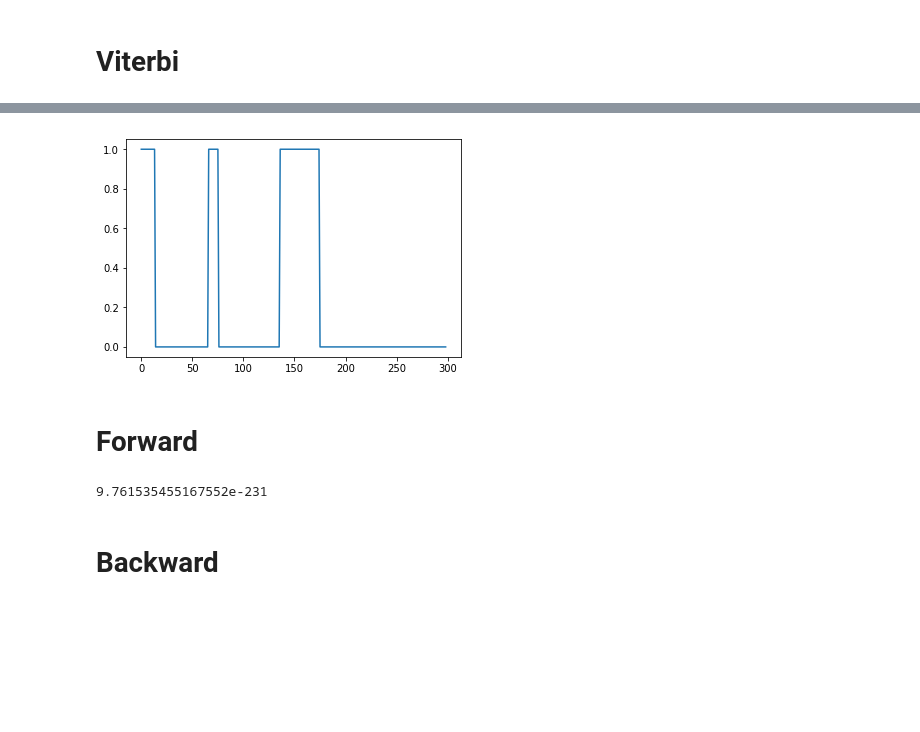
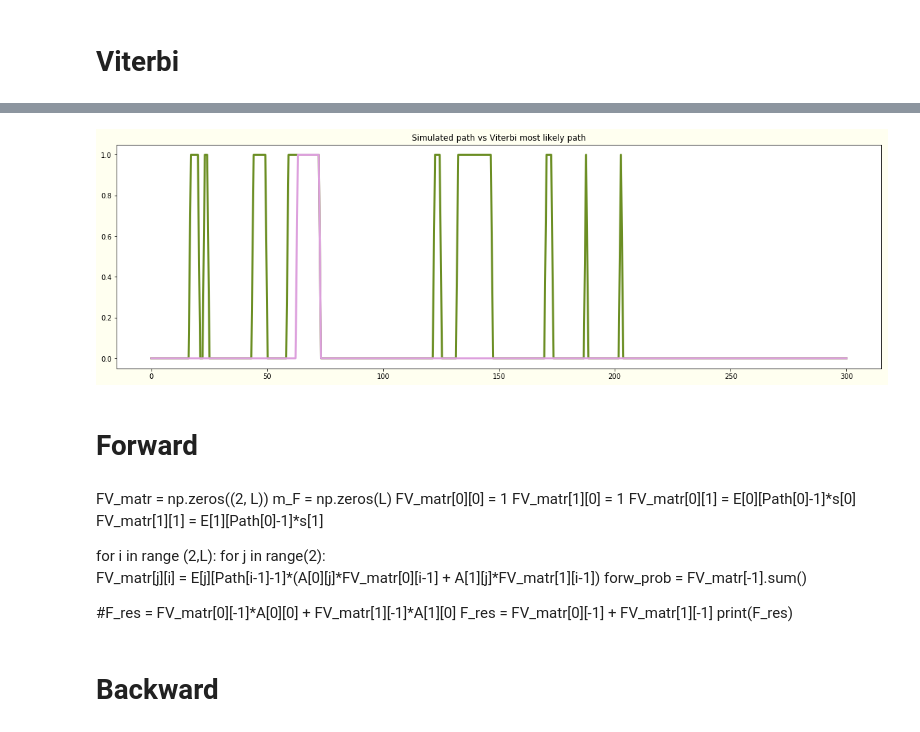
Before and after one commit to viktoriyams/Genomics, a Jupyter notebook: HW1_HMM.ipynb, the cells around one changed output, grey strips where cells are left out. Saved outputs shown, nothing was run; the diff lists cells and outputs as text; code cells hidden in the pictures; blank space fills up the shorter version.

```diff
--- a/HW1_HMM.ipynb
+++ b/HW1_HMM.ipynb
@@ -5,7 +6,10 @@ import math
 # %%
 E = np.array([[1/6,1/6,1/6,1/6,1/6,1/6],[0.1,0.1,0.1,0.1,0.1,0.5]])
 A = np.array([[0.95,0.05],[0.1,0.9]])
+s = np.array([2/3,1/3])
 L = 300
+M = 2 #number of states
+K = 6 #number of possible emissions
 # %%
 #случайная последовательность при заданных параметрах E и A
 def HMM(E, A, L):
@@ -75,8 +78,7 @@ print("Наблюдения:", Path, "Состояния: ", vec_sost, sep = '\n
 # %%
 def viterby (Path, A,E):
     V_matr = np.zeros((2, L))
-    s = stationary_distribution(A)
-    P_matr = [[-1],[-1]]
+    P_matr = [[],[]]
 
     V_matr[0][0] = s[0]*E[0][Path[0]-1]
     V_matr[1][0] = s[1]*E[1][Path[0]-1]
@@ -87,7 +89,6 @@ def viterby (Path, A,E):
             P_matr[j].append(np.argmax([A[0][j]*V_matr[0][i-1], A[1][j]*V_matr[1][i-1]]))
     P_matr = np.array(P_matr)
 
-    #Нахождение наиболее вероятной траектории:
     P_vec = np.zeros(L)
     P_vec[-1] = np.argmax([V_matr[0][-1],V_matr[1][-1]])
     for i in range(L-2,-1,-1):
@@ -106,13 +107,13 @@ def translation(l):
             c += "o"
     return c
 
-s=0
 P_vec = viterby (Path, A,E)
 
+summ=0
 for i in range(L):
     if translation(vec_sost)[i] == translation(P_vec)[i]:
-        s+=1
-print('\nЧастота совпадения:', s/L)
+        summ+=1
+print('\nЧастота совпадения:', summ/L)
 
 
 print(translation(vec_sost),"_"*100, translation(P_vec), sep='\n')
@@ -124,28 +125,29 @@ oLLLLLLLLLLLLLLFFFFFFFFFFFFFFFFFFFFFFFFFFFFFFFFFFFFFFFFFFFFFFFFFFFFLLLLLLLLLLFFF
-# %%
-from pylab import *
-plot(array(P_vec[1:]))
-show()
-# %% [output]
-[figure, removed]
+# %%
+x = np.linspace(0, L, L)
+fig, ax = plt.subplots(1,1,figsize=(20, 6),facecolor="ivory")
+ax.plot(x, vec_sost, ls ='-', color = 'olivedrab',linewidth = 3)
+ax.plot(x, P_vec, ls ='-', color = 'plum',linewidth = 3)
+plt.title('Simulated path vs Viterbi most likely path')
+plt.show()
+# %% [output]
+[figure, added]
 # %% [markdown]
 # Forward
-# %%
-FV_matr = np.zeros((2, L))
-m_F = np.zeros(L)
-s = stationary_distribution(A)
-FV_matr[0][0] = 1
-FV_matr[1][0] = 1
-FV_matr[0][1] = E[0][Path[0]-1]*s[0]
-FV_matr[1][1] = E[1][Path[0]-1]*s[1]
-
-for i in range (2,L):
-    for j in range(2):
-        FV_matr[j][i] = E[j][Path[i-1]-1]*(A[0][j]*FV_matr[0][i-1] + A[1][j]*FV_matr[1][i-1])
-
-
-
-#F_res = FV_matr[0][-1]*A[0][0] + FV_matr[1][-1]*A[1][0]
-F_res = FV_matr[0][-1] + FV_matr[1][-1]
-print(F_res)
-# %% [output]
-9.761535455167552e-231
+# %% [markdown]
+FV_matr = np.zeros((2, L))
+m_F = np.zeros(L)
+FV_matr[0][0] = 1
+FV_matr[1][0] = 1
+FV_matr[0][1] = E[0][Path[0]-1]*s[0]
+FV_matr[1][1] = E[1][Path[0]-1]*s[1]
+
+for i in range (2,L):
+    for j in range(2):
+        FV_matr[j][i] = E[j][Path[i-1]-1]*(A[0][j]*FV_matr[0][i-1] + A[1][j]*FV_matr[1][i-1])
+forw_prob = FV_matr[-1].sum()
+
+
+
+#F_res = FV_matr[0][-1]*A[0][0] + FV_matr[1][-1]*A[1][0]
+F_res = FV_matr[0][-1] + FV_matr[1][-1]
+print(F_res)
```
Also changed, not shown: parts of 21 cells of this notebook.
